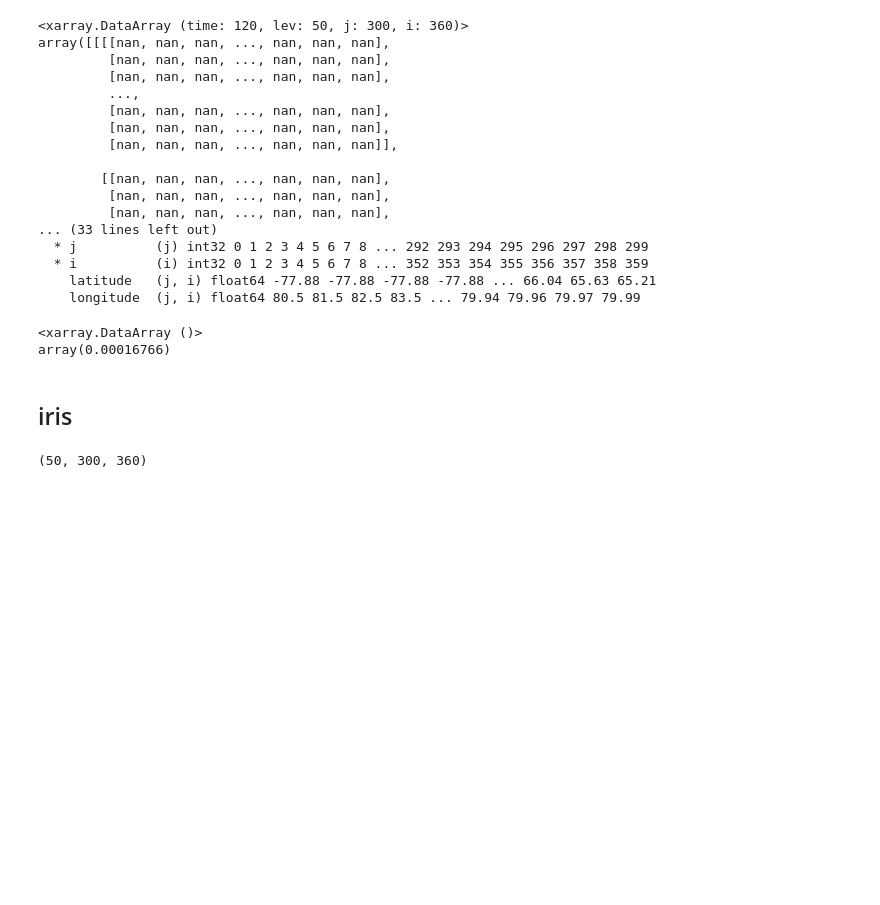
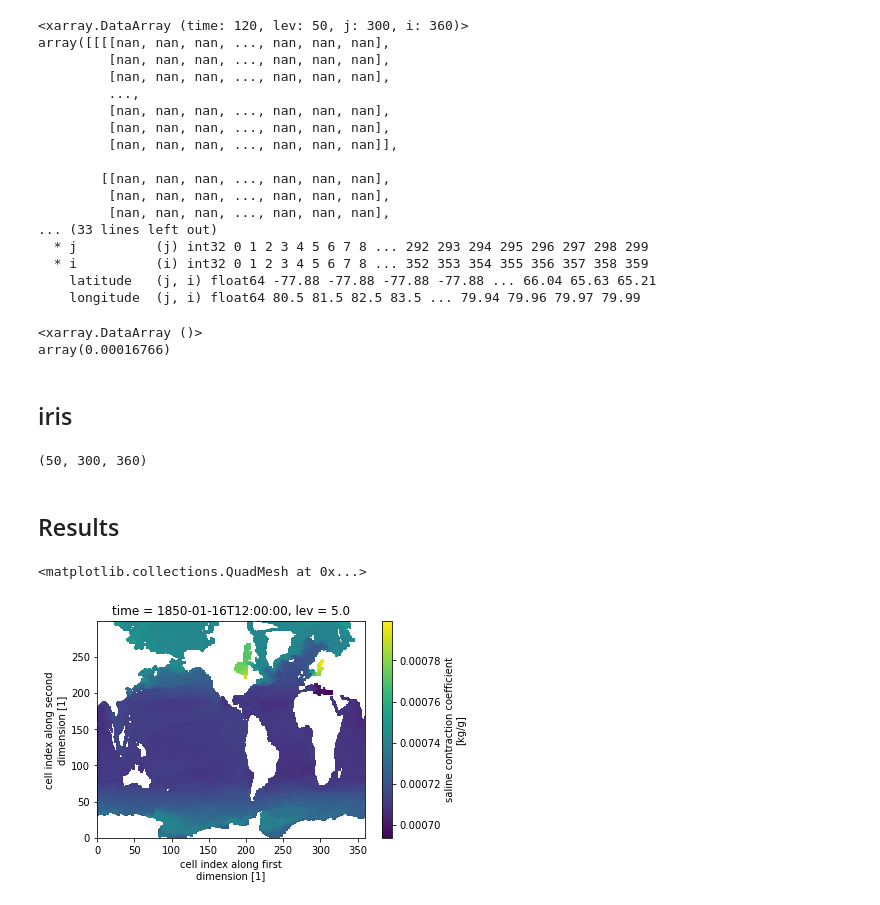
Before and after one commit to DamienIrving/ocean-analysis, a Jupyter notebook: development/gsw.ipynb, the cells around one changed output. Cells and saved outputs as stored; diff of their text form; code cells hidden in the pictures; blank space fills up the shorter version.

```diff
--- a/development/gsw.ipynb
+++ b/development/gsw.ipynb
@@ -99,3 +99,15 @@ print(target_shape)
 broadcast_depth = uconv.broadcast_array(depth, 0, target_shape)
 # %%
 broadcast_latitude = uconv.broadcast_array(thetao_cube.coord('latitude').points, [1, 2], target_shape)
+# %% [markdown]
+## Results
+# %%
+beta_file = '/g/data/e14/dbi599/CMIP6/CMIP/CSIRO-ARCCSS/ACCESS-CM2/historical/r1i1p1f1/Omon/beta/gn/v20191108/beta_Omon_ACCESS-CM2_historical_r1i1p1f1_gn_185001-185912.nc'
+# %%
+ds_beta = xr.open_dataset(beta_file)
+# %%
+beta_da = ds_beta['beta'].isel({'time': 0, 'lev': 0}).where(ds_beta['beta'].isel({'time': 0, 'lev': 0}) < 1.0)
+beta_da.plot()
+# %% [output]
+<matplotlib.collections.QuadMesh at 0x...>
+[figure, added]
```
Also changed, not shown: parts of 5 cells of this notebook, 1 other file.
